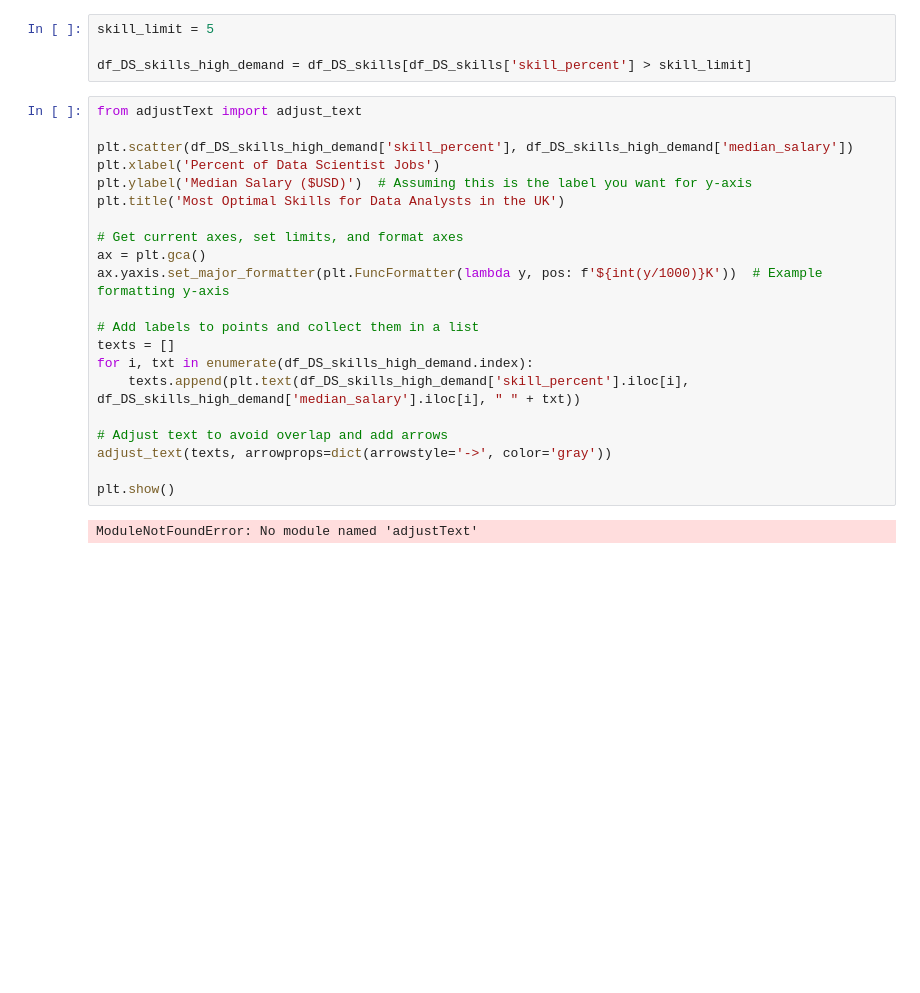
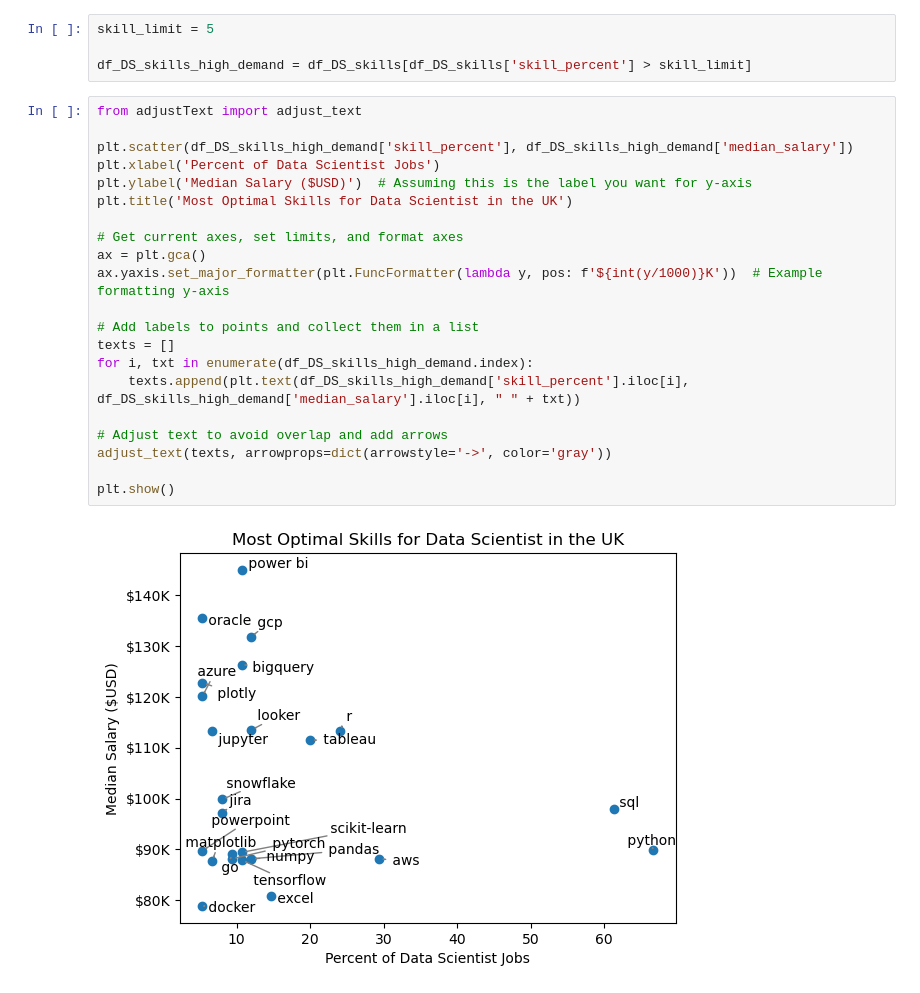
Before and after one commit to dappyewu/py, a Jupyter notebook: Project Work/5.OptimalSkill.ipynb, the cells around one changed output. Drawn from its saved outputs; the diff is of its cells as text; blank space fills up the shorter version.

```diff
--- a/Project Work/5.OptimalSkill.ipynb
+++ b/Project Work/5.OptimalSkill.ipynb
@@ -64,26 +64,26 @@ df_DS_skills_high_demand = df_DS_skills[df_DS_skills['skill_percent'] > skill_li
 # %%
 from adjustText import adjust_text
 
 plt.scatter(df_DS_skills_high_demand['skill_percent'], df_DS_skills_high_demand['median_salary'])
 plt.xlabel('Percent of Data Scientist Jobs')
 plt.ylabel('Median Salary ($USD)')  # Assuming this is the label you want for y-axis
-plt.title('Most Optimal Skills for Data Analysts in the UK')
+plt.title('Most Optimal Skills for Data Scientist in the UK')
 
 # Get current axes, set limits, and format axes
 ax = plt.gca()
 ax.yaxis.set_major_formatter(plt.FuncFormatter(lambda y, pos: f'${int(y/1000)}K'))  # Example formatting y-axis
 
 # Add labels to points and collect them in a list
 texts = []
 for i, txt in enumerate(df_DS_skills_high_demand.index):
     texts.append(plt.text(df_DS_skills_high_demand['skill_percent'].iloc[i], df_DS_skills_high_demand['median_salary'].iloc[i], " " + txt))
 
 # Adjust text to avoid overlap and add arrows
 adjust_text(texts, arrowprops=dict(arrowstyle='->', color='gray'))
 
 plt.show()
 # %% [output]
-ModuleNotFoundError: No module named 'adjustText'
+[figure, added]
 # %%
 #with quadrant lines
 from adjustText import adjust_text
```
Also changed, not shown: parts of 1 cell of this notebook.
